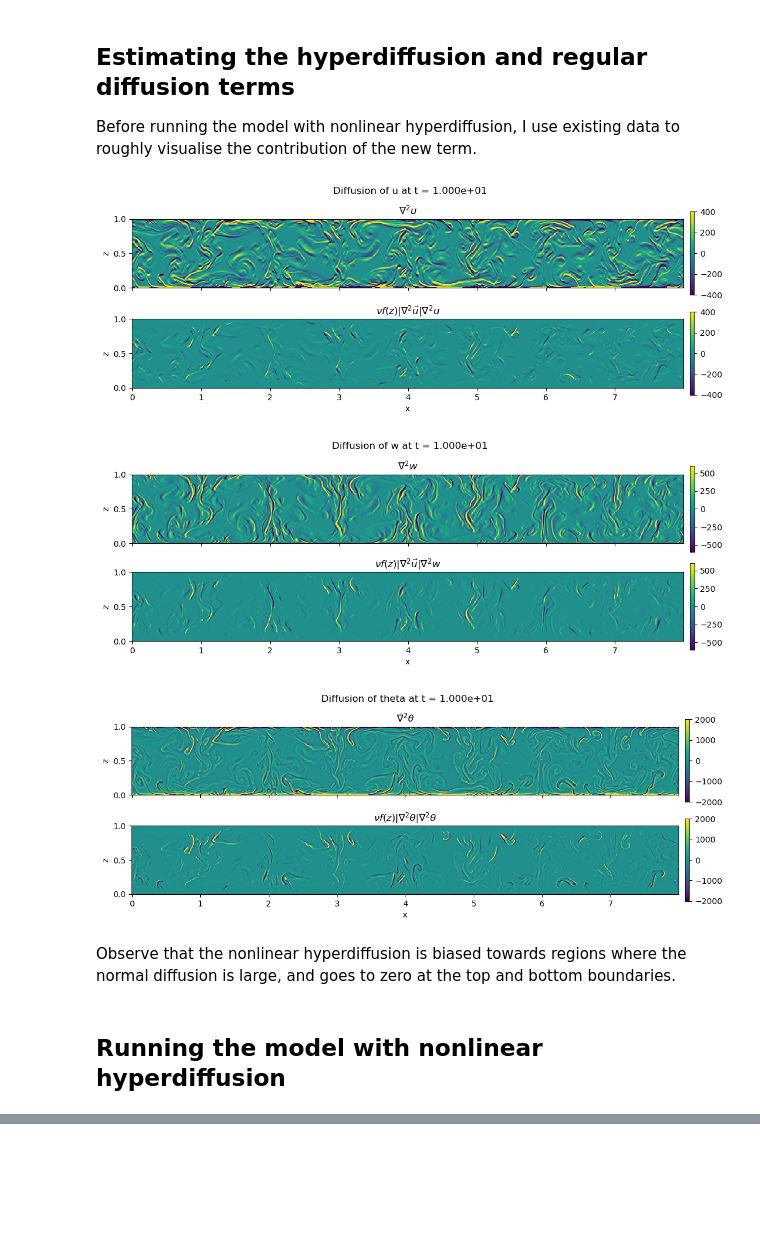
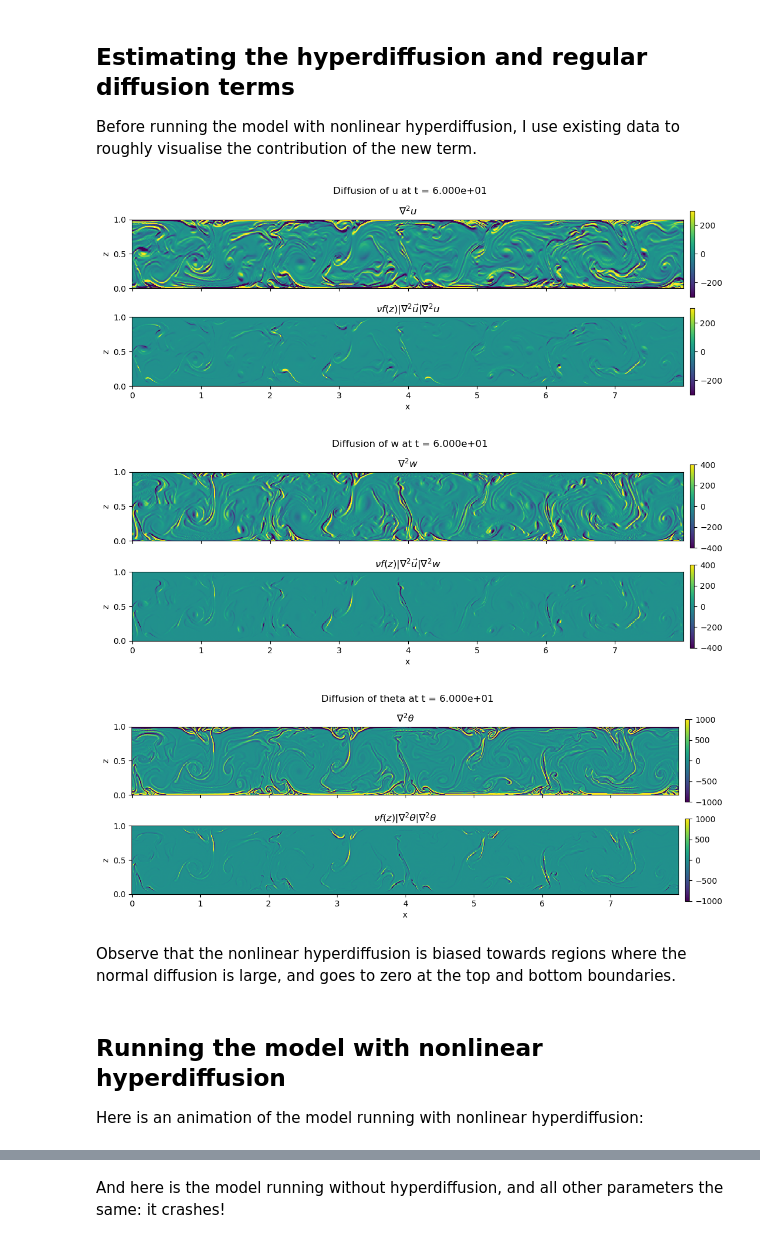
Before and after one commit to tschanzer/honours-project, a Jupyter notebook: notebooks/nonlinear_hyperdiffusion_tests.ipynb, the cells around one changed output, grey strips where cells are left out. Cells and saved outputs as stored; diff of their text form; code cells hidden in the pictures; blank space fills up the shorter version.

Commit message:
Check hyperdiffusion

```diff
--- a/notebooks/nonlinear_hyperdiffusion_tests.ipynb
+++ b/notebooks/nonlinear_hyperdiffusion_tests.ipynb
@@ -47,9 +47,9 @@ $f(z)$ is well-resolved with less than 20 modes, so we hope it will not cause is
 ## Estimating the hyperdiffusion and regular diffusion terms
 Before running the model with nonlinear hyperdiffusion, I use existing data to roughly visualise the contribution of the new term.
 # %%
-i_time = 200
+i_time = 600
 hyper = 1e-3
-data = xr.open_dataset('../data/test_rescaled/test_rescaled_s1.nc')
+data = xr.open_dataset('../data/highRa_basemodel_test/highRa_basemodel_test_s1.nc')
 
 u = data.u.isel(t=i_time)
 w = data.w.isel(t=i_time)
@@ -79,25 +79,25 @@ theta_terms = {
 # %%
 fig, axes = plt.subplots(2, 1, figsize=(12, 4), sharex=True)
 
 for i, term in enumerate(u_terms.keys()):
     array = u_terms[term].transpose('z', 'x')
     mesh = axes[i].pcolormesh(data.x, data.z, array)
-    mesh.set_clim(-400, 400)
+    mesh.set_clim(-300, 300)
     axes[i].set(aspect='equal', ylabel='z', title=term)
     fig.colorbar(mesh, ax=axes[i], pad=0.01)
 
 axes[-1].set_xlabel('x')
 fig.suptitle(f'Diffusion of u at t = {data.t[i_time]:.3e}', x=0.45)
 fig.tight_layout()
 # %% [output]
-[figure, old version]
+[figure, new version]
 # %%
 fig, axes = plt.subplots(2, 1, figsize=(12, 4), sharex=True)
 
 for i, term in enumerate(w_terms.keys()):
     array = w_terms[term].transpose('z', 'x')
     mesh = axes[i].pcolormesh(data.x, data.z, array)
-    mesh.set_clim(-600, 600)
+    mesh.set_clim(-400, 400)
     axes[i].set(aspect='equal', ylabel='z', title=term)
     fig.colorbar(mesh, ax=axes[i], pad=0.01)
 
@@ -105,14 +105,14 @@ axes[-1].set_xlabel('x')
 fig.suptitle(f'Diffusion of w at t = {data.t[i_time]:.3e}', x=0.45)
 fig.tight_layout()
 # %% [output]
-[figure, old version]
+[figure, new version]
 # %%
 fig, axes = plt.subplots(2, 1, figsize=(12, 4), sharex=True)
 
 for i, term in enumerate(theta_terms.keys()):
     array = theta_terms[term].transpose('z', 'x')
     mesh = axes[i].pcolormesh(data.x, data.z, array)
-    mesh.set_clim(-2e3, 2e3)
+    mesh.set_clim(-1e3, 1e3)
     axes[i].set(aspect='equal', ylabel='z', title=term)
     fig.colorbar(mesh, ax=axes[i], pad=0.01)
 
@@ -120,12 +120,15 @@ axes[-1].set_xlabel('x')
 fig.suptitle(f'Diffusion of theta at t = {data.t[i_time]:.3e}', x=0.45)
 fig.tight_layout()
 # %% [output]
-[figure, old version]
+[figure, new version]
 # %% [markdown]
 Observe that the nonlinear hyperdiffusion is biased towards regions where the normal diffusion is large, and goes to zero at the top and bottom boundaries.
 # %% [markdown]
 ## Running the model with nonlinear hyperdiffusion
+Here is an animation of the model running with nonlinear hyperdiffusion:
 # %%
 Video('../data/nonlinear_hyperdiffusion_test/nonlinear_hyperdiffusion_test_s1.mp4')
 # %% [output]
 [interactive output not drawn]
+# %% [markdown]
+And here is the model running without hyperdiffusion, and all other parameters the same: it crashes!
```
Also changed, not shown: parts of 5 cells of this notebook.
